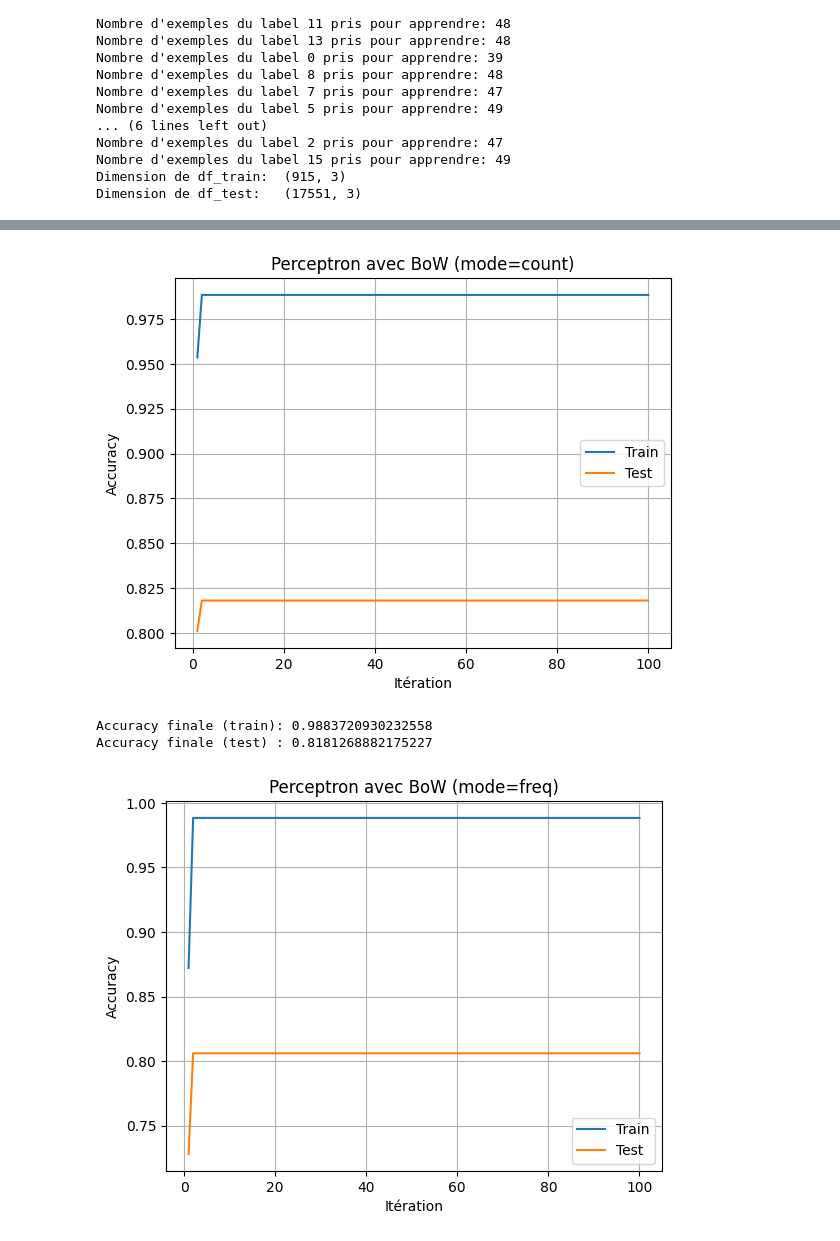
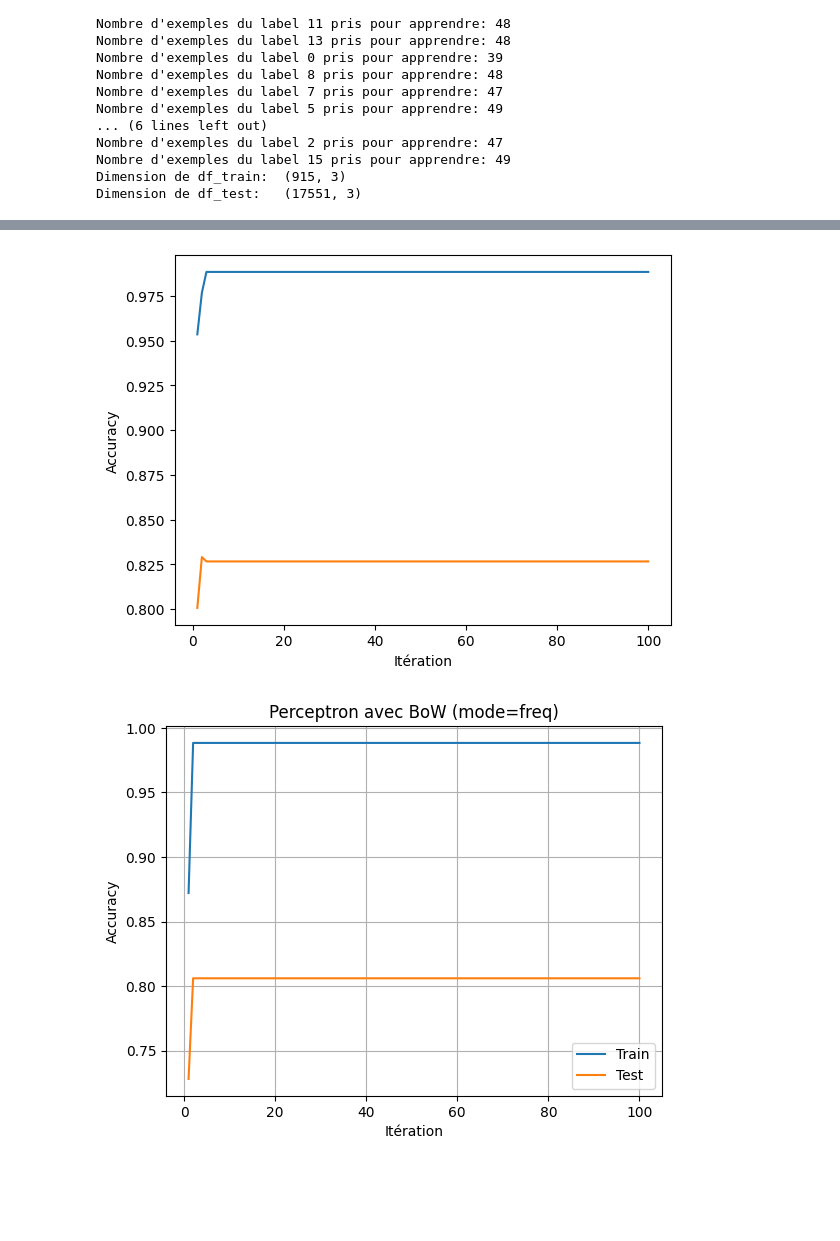
Before and after one commit to Antoine1903/Projets_Sorbonne_Universite, a Jupyter notebook: LU3IN026/miniprojet/projet-Zhang_Lecomte.ipynb, the cells around one changed output, grey strips where cells are left out. Saved outputs shown, nothing was run; the diff lists cells and outputs as text; code cells hidden in the pictures; blank space fills up the shorter version.

```diff
--- a/LU3IN026/miniprojet/projet-Zhang_Lecomte.ipynb
+++ b/LU3IN026/miniprojet/projet-Zhang_Lecomte.ipynb
@@ -526,53 +540,57 @@ Accuracy finale (test) : 0.8386706948640483
 # %%
-# - classification binaire
-# - perceptron
+# =================================================================
+# Classification avec Comptage de mots (Bag-of-Words count) avec Perceptron - Version 3
+# =================================================================
+# Cette version utilise la fréquence brute des mots comme caractéristiques
 
+# Définition des classes à classifier
 classe1 = 0
 classe2 = 1
+
+# Préparation des données - Filtrage des classes sélectionnées
 df_binaire = df_train[df_train['target'].isin([classe1, classe2])].copy()
 df_test_bin = df_test[df_test['target'].isin([classe1, classe2])].copy()
 
+# Transformation des labels en format binaire (-1 pour classe1, +1 pour classe2)
 df_binaire['target_bin'] = df_binaire['target'].apply(lambda x: -1 if x == classe1 else +1)
 df_test_bin['target_bin'] = df_test_bin['target'].apply(lambda x: -1 if x == classe1 else +1)
 
+# Extraction des textes tokenisés
 texts_tokenized_train = df_binaire["les_mots"].tolist()
 texts_tokenized_test = df_test_bin["les_mots"].tolist()
 
-# Utilisation de BoW
+# Vectorisation avec modèle Bag-of-Words en mode comptage
+# Le mode "count" enregistre le nombre d'occurrences de chaque mot
 X_train_sparse, _ = bag_of_words_sparse_manual(texts_tokenized_train, index_mots, mode="count")
 X_test_sparse, _ = bag_of_words_sparse_manual(texts_tokenized_test, index_mots, mode="count")
 
+# Conversion des matrices creuses en tableaux denses
 X_train = X_train_sparse.toarray()
 X_test = X_test_sparse.toarray()
 
-
-# Initialisation du perceptron
+# Initialisation du perceptron avec le nombre de caractéristiques et taux d'apprentissage
 perceptron = classif.ClassifierPerceptron(input_dimension=X_train.shape[1], learning_rate=0.01)
 
-# Entraînement + évaluation
-N = 100
-train_acc, test_acc = [], []
+# Boucle d'entraînement et évaluation
+N = 100  # Nombre d'itérations
+train_acc, test_acc = [], []  # Stockage des précisions
 
 for _ in range(N):
+    # Phase d'entraînement
     perceptron.train_step(X_train, y_train_bin)
 
+    # Prédictions sur les ensembles d'entraînement et de test
     y_train_pred = np.array([perceptron.predict(x) for x in X_train])
     y_test_pred = np.array([perceptron.predict(x) for x in X_test])
 
+    # Calcul et enregistrement des précisions
     train_acc.append((y_train_pred == y_train_bin).mean())
     test_acc.append((y_test_pred == y_test_bin).mean())
 
-# Affichage du graphique
+# Visualisation des résultats
 plt.plot(range(1,N+1), train_acc, label="Train")
 plt.plot(range(1,N+1), test_acc, label="Test")
 plt.xlabel("Itération")
 plt.ylabel("Accuracy")
-plt.title("Perceptron avec BoW (mode=count)")
-plt.legend()
-plt.grid(True)
-plt.show()
-
-# Résultat final
-print("Accuracy finale (train):", train_acc[-1])
-print("Accuracy finale (test) :", test_acc[-1])
+plt
 # %% [output]
@@ -579,4 +598,2 @@ print("Accuracy finale (test) :", test_acc[-1])
-[figure, old version]
+[figure, new version]
-Accuracy finale (train): 0.9883720930232558
-Accuracy finale (test) : 0.8181268882175227
 # %%
```
Also changed, not shown: parts of 11 cells of this notebook.
